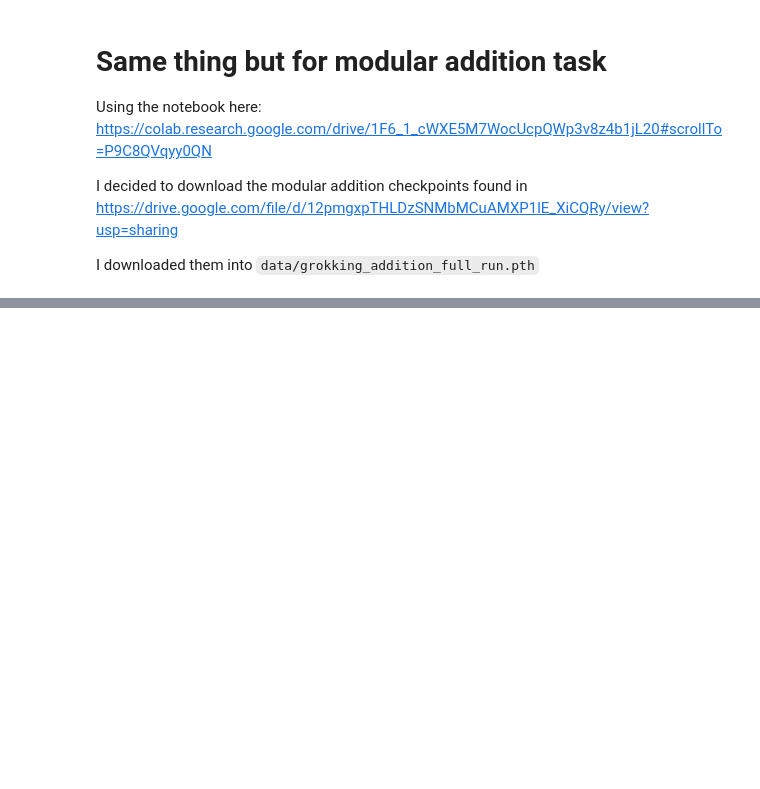
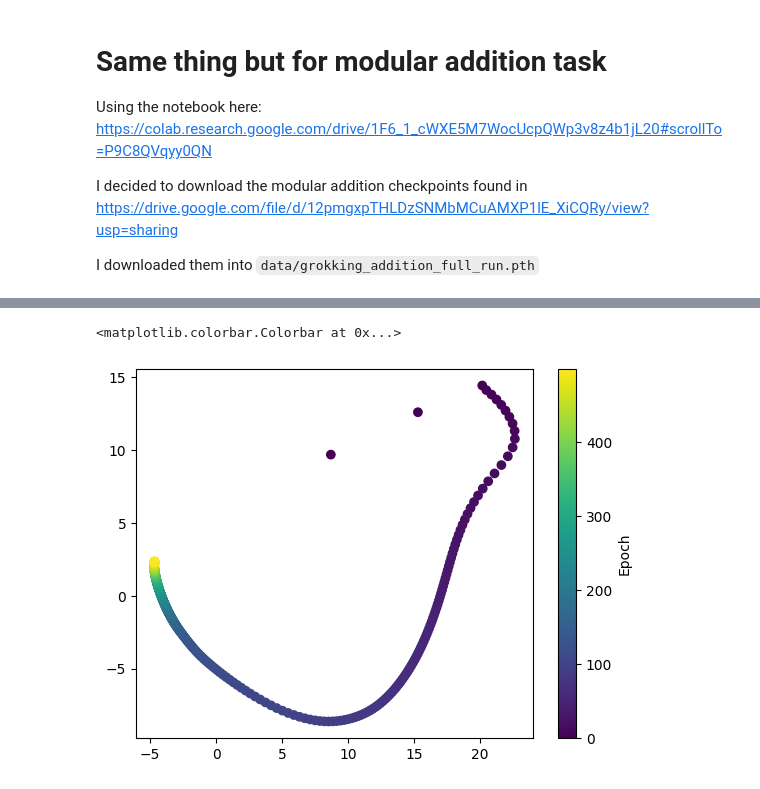
Before and after one commit to pchlenski/mats-app, a Jupyter notebook: mats_notebook.ipynb, the cells around one changed output, grey strips where cells are left out. Saved outputs shown, nothing was run; the diff lists cells and outputs as text; code cells hidden in the pictures; blank space fills up the shorter version.

```diff
--- a/mats_notebook.ipynb
+++ b/mats_notebook.ipynb
@@ -177,0 +195,13 @@ RuntimeError: Attempting to deserialize object on a CUDA device but torch.cuda.i
+# %%
+# Now let's do PCA
+from sklearn.decomposition import PCA
+
+all_weights = np.array([sd["blocks.0.mlp.W_out"].flatten() for sd in full_run_data["state_dicts"]])
+
+all_weights_pca = PCA(n_components=2).fit_transform(all_weights)
+
+plt.scatter(all_weights_pca[:, 0], all_weights_pca[:, 1], c=np.arange(len(all_weights_pca)))
+plt.colorbar(label="Epoch")
+# %% [output]
+<matplotlib.colorbar.Colorbar at 0x...>
+[figure, added]
```
Also changed, not shown: parts of 27 cells of this notebook, 1 other file.
